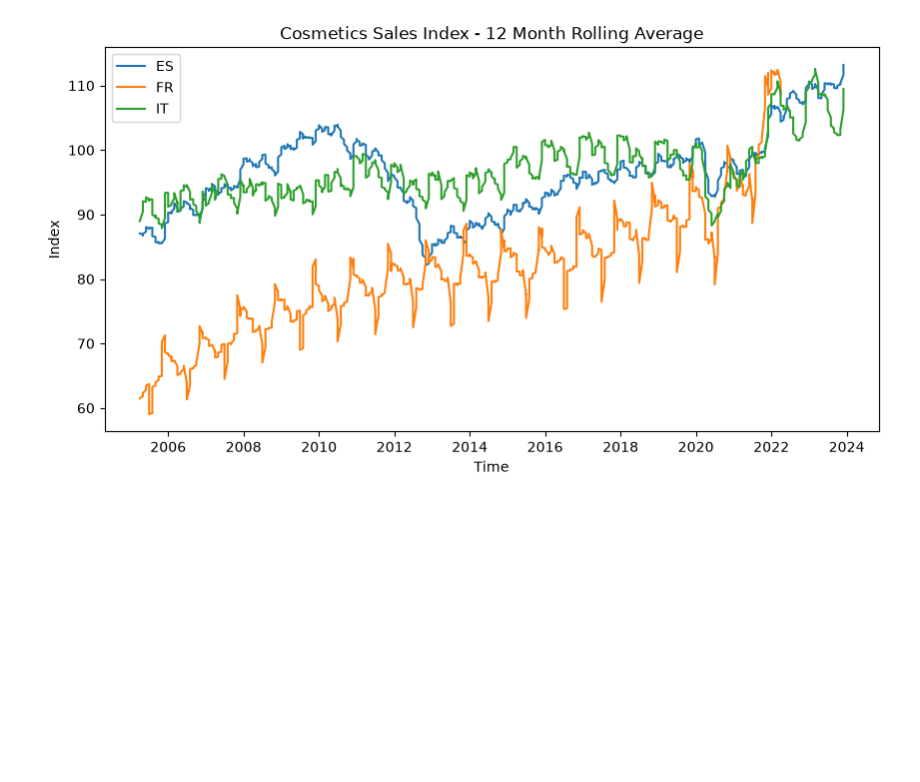
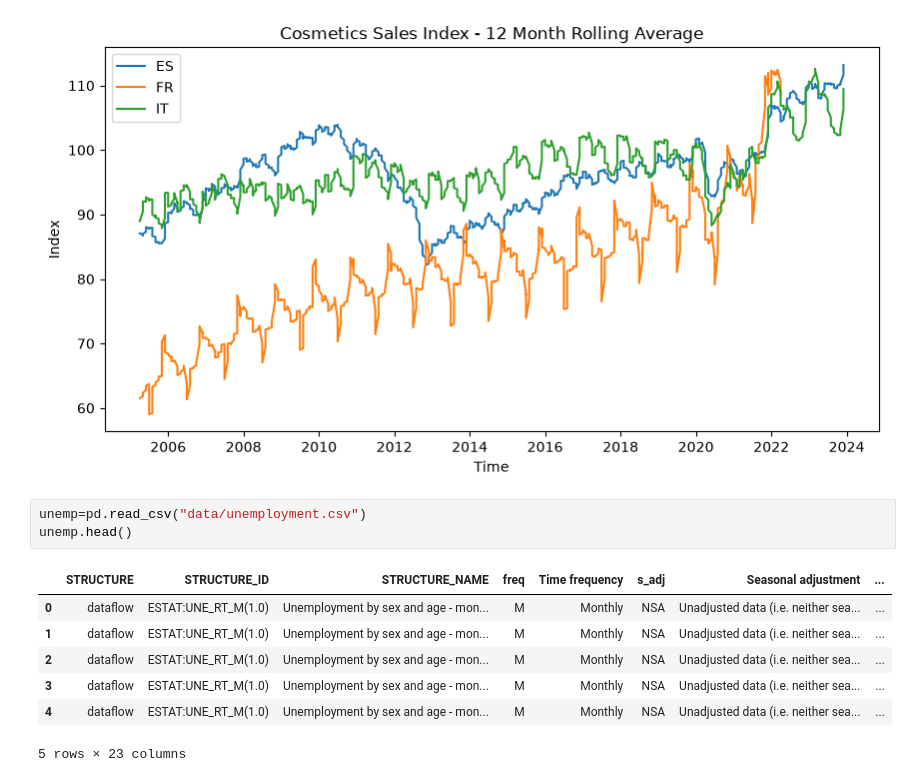
Before and after one commit to paulaperdomomartin18-source/lipstick-effect-europe-, a Jupyter notebook: Analysis.ipynb, the cells around one changed output. Saved outputs shown, nothing was run; the diff lists cells and outputs as text; blank space fills up the shorter version.

```diff
--- a/Analysis.ipynb
+++ b/Analysis.ipynb
@@ -99,3 +99,14 @@ plt.ylabel("Index")
 plt.show()
 # %% [output]
 [figure]
+# %%
+unemp=pd.read_csv("data/unemployment.csv")
+unemp.head()
+# %% [output]
+|  | STRUCTURE | STRUCTURE_ID | STRUCTURE_NAME | freq | Time frequency | s_adj | Seasonal adjustment | ... |
+| 0 | dataflow | ESTAT:UNE_RT_M(1.0) | Unemployment by sex and age - mon... | M | Monthly | NSA | Unadjusted data (i.e. neither sea... | ... |
+| 1 | dataflow | ESTAT:UNE_RT_M(1.0) | Unemployment by sex and age - mon... | M | Monthly | NSA | Unadjusted data (i.e. neither sea... | ... |
+| 2 | dataflow | ESTAT:UNE_RT_M(1.0) | Unemployment by sex and age - mon... | M | Monthly | NSA | Unadjusted data (i.e. neither sea... | ... |
+| 3 | dataflow | ESTAT:UNE_RT_M(1.0) | Unemployment by sex and age - mon... | M | Monthly | NSA | Unadjusted data (i.e. neither sea... | ... |
+| 4 | dataflow | ESTAT:UNE_RT_M(1.0) | Unemployment by sex and age - mon... | M | Monthly | NSA | Unadjusted data (i.e. neither sea... | ... |
+5 rows × 23 columns
```
Also changed, not shown: parts of 4 cells of this notebook, 2 other files.
